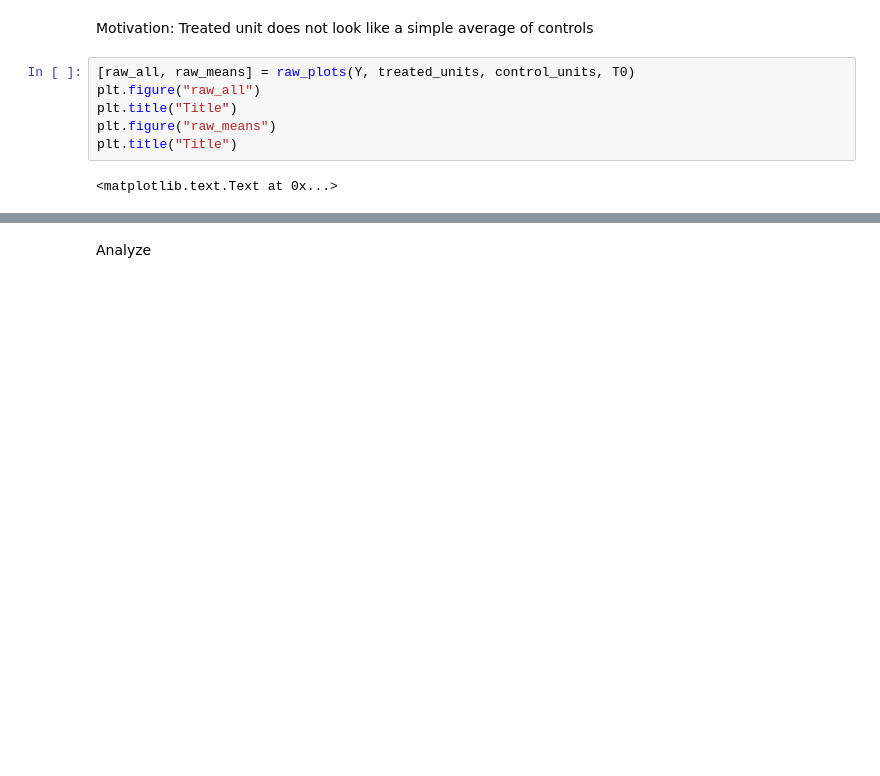
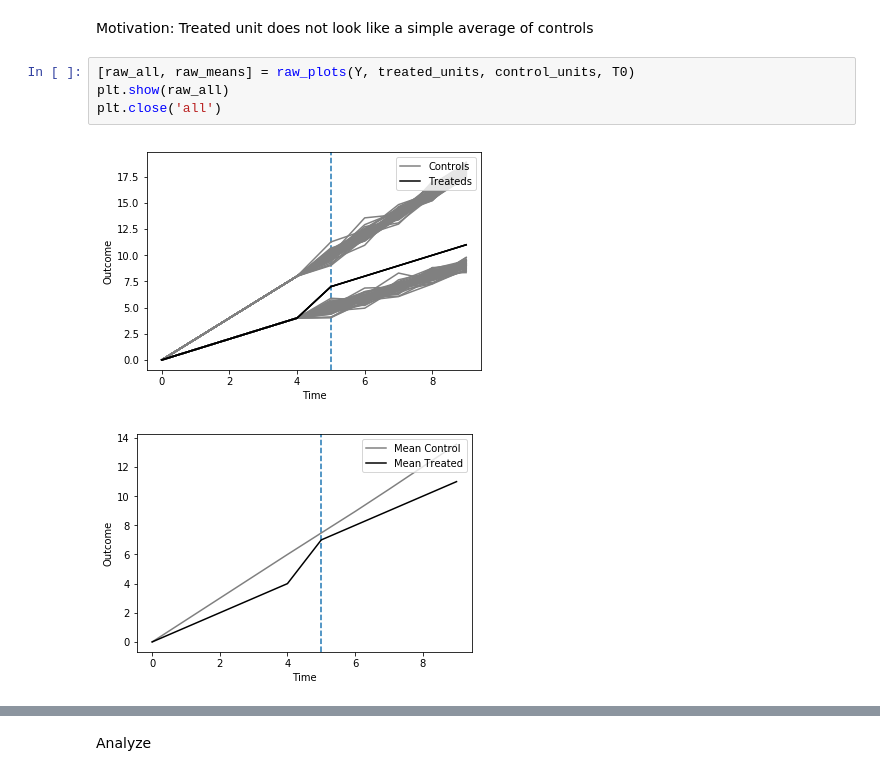
Before and after one commit to microsoft/SparseSC, a Jupyter notebook: examples/DifferentialTrends.ipynb, the cells around one changed output, grey strips where cells are left out. Cells and saved outputs as stored; diff of their text form; blank space fills up the shorter version.

```diff
--- a/examples/DifferentialTrends.ipynb
+++ b/examples/DifferentialTrends.ipynb
@@ -60,9 +63,8 @@ Y = np.vstack((Y1,Y0_sim,Y0_not))
 Motivation: Treated unit does not look like a simple average of controls
 # %%
 [raw_all, raw_means] = raw_plots(Y, treated_units, control_units, T0)
-plt.figure("raw_all")
-plt.title("Title")
-plt.figure("raw_means")
-plt.title("Title")
+plt.show(raw_all)
+plt.close('all')
 # %% [output]
-<matplotlib.text.Text at 0x...>
+[figure, added]
+[figure, added]
```
Also changed, not shown: parts of 8 cells of this notebook, 3 other files.
